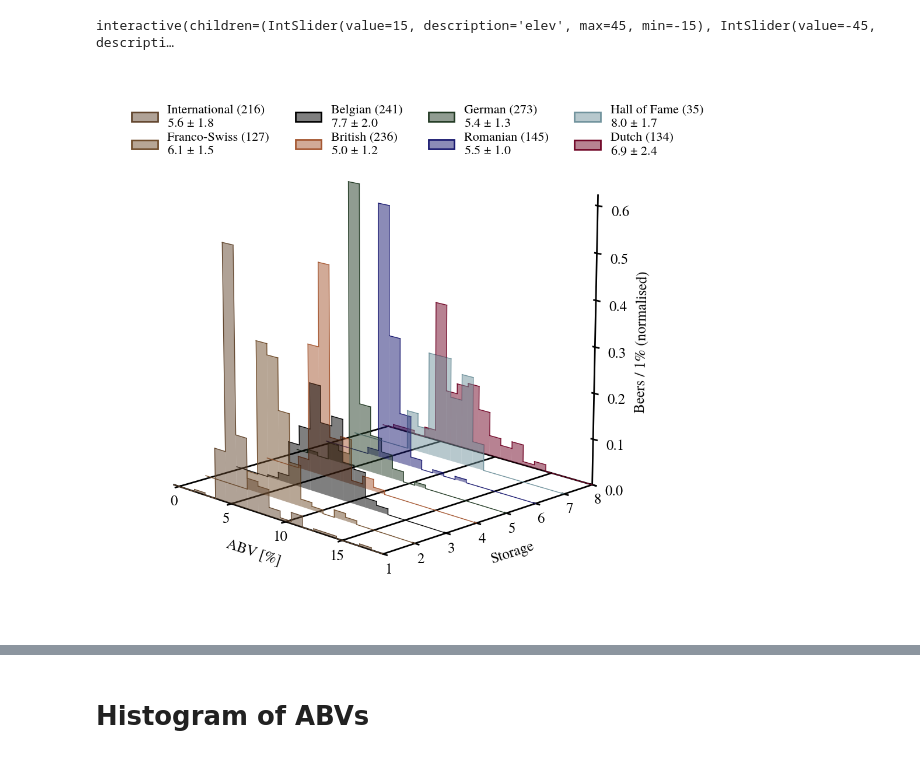
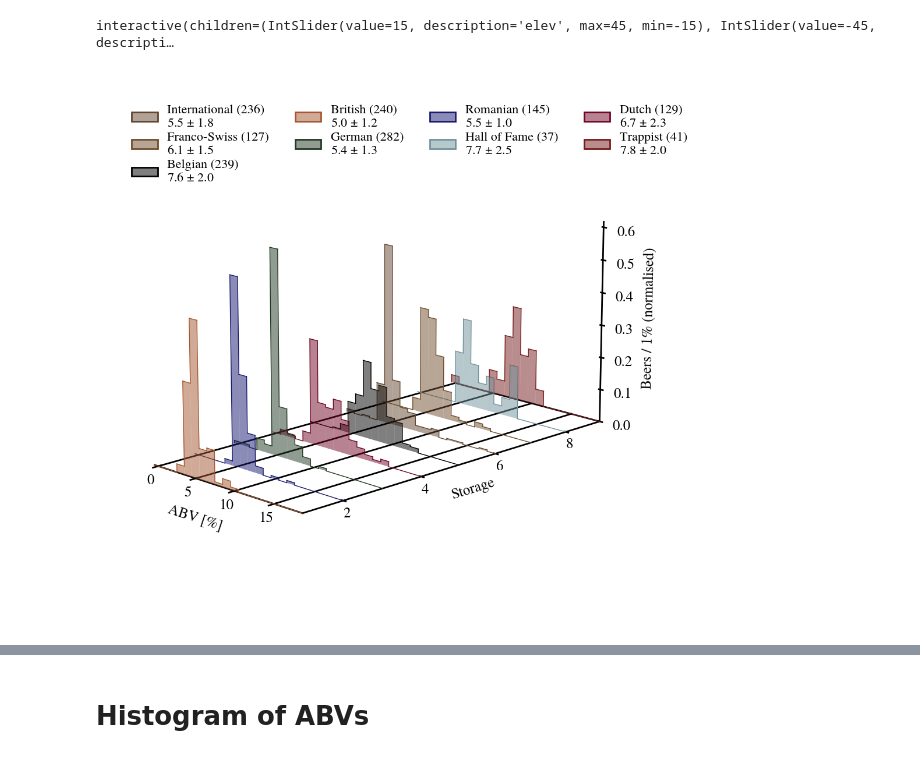
Before and after one commit to RDMoise/many-beers, a Jupyter notebook: studyBeers.ipynb, the cells around one changed output, grey strips where cells are left out. Cells and saved outputs as stored; diff of their text form; code cells hidden in the pictures.

Commit message:
new beers new evaluated notebook

```diff
--- a/studyBeers.ipynb
+++ b/studyBeers.ipynb
@@ -52,8 +52,9 @@ if not hasattr(Axis, "_get_coord_info_old"):
 ###patch end###
 # %%
 # df = pd.read_csv("1202beers.csv", delimiter=';', encoding='utf-8')
-df = pd.read_csv("1230beers.csv", delimiter=',', encoding='utf-8')
-df = pd.read_csv("1407beers.csv", delimiter=';', encoding='utf-8')
+# df = pd.read_csv("1230beers.csv", delimiter=',', encoding='utf-8')
+# df = pd.read_csv("1407beers.csv", delimiter=';', encoding='utf-8')
+df = pd.read_csv("1476beers.csv", delimiter=';', encoding='utf-8')
 # %%
 ###############################################################################
 # Group by storage, which (somewhat) approximates countries of origin
@@ -66,14 +67,16 @@ class Storage:
         self.colour = colour if type(colour) == str else '#{:02x}{:02x}{:02x}'.format(*colour)# for plotting purposes
 def rgb(r,g,b): return np.array([r,g,b]) # colour conversion & compatibility with colour-display addon
 
-sChonkyBrown = Storage("Chonky brown", 650, "International", rgb(98,70,46))
-sChonkyBrown2 = Storage("Chonky brown 2", 650, "Franco-Swiss", rgb(113,78,45))
-sTallBlack = Storage("Tall black", 400, "Belgian", 'black')
-sBigBrown = Storage("Big brown", 300, "British", rgb(165,87,49))
-sGreen = Storage("Green", 300, "German", rgb(34,58,36))
-sBlue = Storage("Blue", 200, "Romanian", 'midnightblue')
-sWhite = Storage("White", 200, "Hall of Fame", clr.onidgrey)
-sRed = Storage("Red", 100, "Dutch", clr.claret)
+storages = []
+sBigBrown = Storage("Big brown", 300, "British", rgb(165,87,49));                   storages.append(sBigBrown)
+sBlue = Storage("Blue", 200, "Romanian", 'midnightblue');                           storages.append(sBlue)
+sGreen = Storage("Green", 300, "German", rgb(34,58,36));                            storages.append(sGreen)
+sRed = Storage("Red", 100, "Dutch", clr.claret);                                    storages.append(sRed)
+sTallBlack = Storage("Tall black", 400, "Belgian", 'black');                        storages.append(sTallBlack)
+sChonkyBrown = Storage("Chonky brown", 650, "International", rgb(98,70,46));        storages.append(sChonkyBrown)
+sChonkyBrown2 = Storage("Chonky brown 2", 650, "Franco-Swiss", rgb(113,78,45));     storages.append(sChonkyBrown2)
+sWhite = Storage("White", 200, "Hall of Fame", clr.onidgrey);                       storages.append(sWhite)
+sSkinny = Storage("Skinny brown", 100, "Trappist", clr.beerbrown);                  storages.append(sSkinny)
 
 # temporary albummates
 df.loc[(df.Storage == 'Chonky brown')&((df.Country == 'FR')|(df.Country == 'CH')), 'Storage'] = "Chonky brown 2"
@@ -83,7 +86,7 @@ fig, ax = plt.subplots(figsize=(16*.66,9*.66))
 plt.tight_layout()
 plt.margins(x=0)
 ps, ls = [], []
-for storage in [sChonkyBrown, sChonkyBrown2, sTallBlack, sBigBrown, sGreen, sBlue, sWhite, sRed]:
+for storage in [sChonkyBrown, sChonkyBrown2, sTallBlack, sBigBrown, sGreen, sBlue, sWhite, sRed, sSkinny]:
     dS = df[df.Storage == storage.name]
     hABV = np.histogram(dS.ABV, np.linspace(-.5,18.5,20))
     muABV = np.mean(dS.ABV)
@@ -101,7 +106,7 @@ plt.show()
 # do it in 3D
 # NB: relies on the legend from the previous plot
 binning = np.linspace(-.5,18.5,20)
-nStorage = 8 + 1
+nStorage = len(storages) + 1
 
 fig = plt.figure(figsize=(16,9))
 ax = fig.add_axes([0,0,1,1], projection='3d')
@@ -128,35 +133,35 @@ ax.grid(False)
 plt.tick_params(axis='both', which='both', pad=0)
 plt.tick_params(axis='z', which='both', pad=9)
 applyUniformFont(ax, 18, in3d=True)
 
-for i, storage in enumerate([sChonkyBrown, sChonkyBrown2, sTallBlack, sBigBrown, sGreen, sBlue, sWhite, sRed]):
+for i, storage in enumerate(storages):
     dS = df[df.Storage == storage.name]
     hABV, _ = np.histogram(dS.ABV, binning)
     norm = sum(hABV)*(binning[1]-binning[0])
 
     muABV = np.mean(dS.ABV)
     stdABV = np.std(dS.ABV)
 
     ax.bar(binning[:-1], hABV/norm, width=binning[1]-binning[0], color=storage.colour, align='edge', zs=i+1, zdir='y', alpha=.5)
     # Add outlines at the top of the bars
     for j in range(len(binning)-1):
         ax.plot([binning[j], binning[j+1]], [hABV[j]/norm, hABV[j]/norm], zs=i+1, zdir='y', color=storage.colour, linewidth=1)
         ax.plot([binning[j], binning[j]], [hABV[j]/norm, hABV[j-1]/norm], zs=i+1, zdir='y', color=storage.colour, linewidth=1)
 
 plotOrderedLegend(list(range(len(ps))), ps, ls, loc='upper left', fontsize=16, kwargs=dict(ncol=4))
 
 def update(elev=15, azim=-45):
     ax.view_init(elev, azim)
     fig.canvas.draw_idle()
     fig.canvas.draw()
 
 interact(update);
 
 
 # plt.show()
 # %% [output]
 interactive(children=(IntSlider(value=15, description='elev', max=45, min=-15), IntSlider(value=-45, descripti…
-[figure, old version]
+[figure, new version]
 # %%
 # Group by beer type
 d = df.copy()
```
Also changed, not shown: parts of 25 cells of this notebook, 1 other file.
